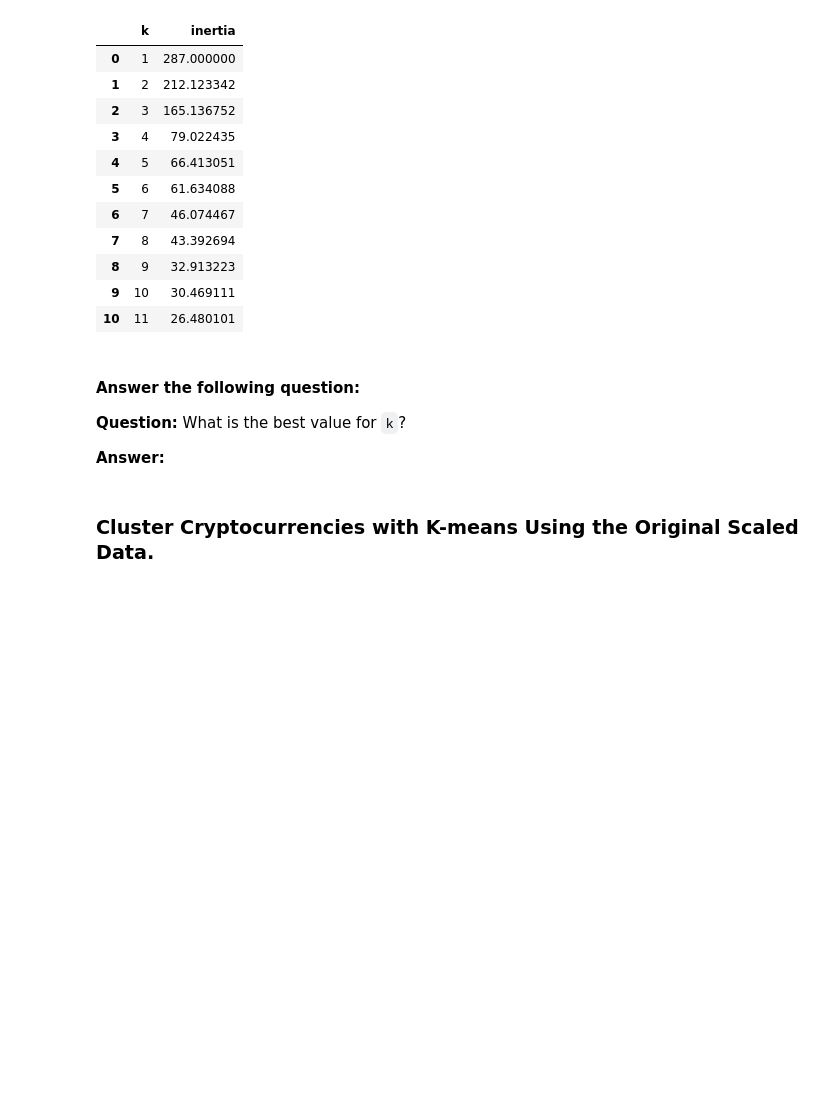
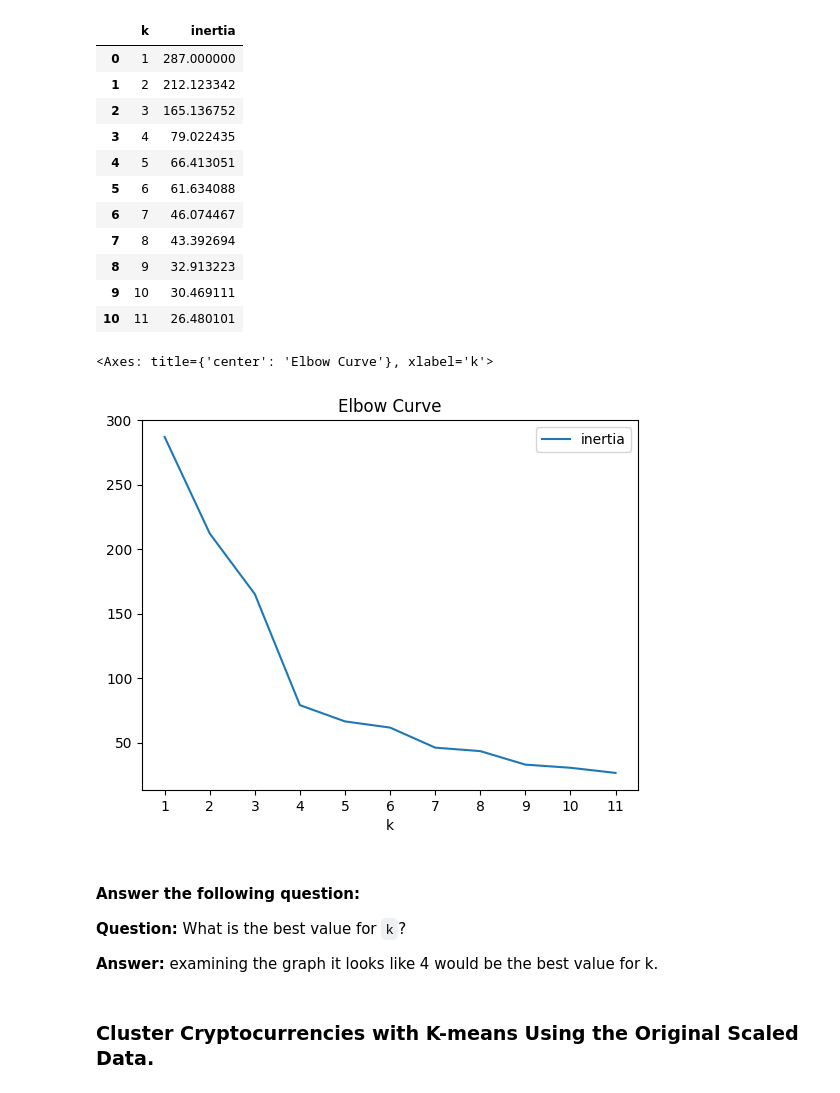
Before and after one commit to Dragon9804/CryptoClustering, a Jupyter notebook: Crypto_Clustering.ipynb, the cells around one changed output. Cells and saved outputs as stored; diff of their text form; code cells hidden in the pictures; blank space fills up the shorter version.

Commit message:
plotted Elbow Curve and answered question

```diff
--- a/Crypto_Clustering.ipynb
+++ b/Crypto_Clustering.ipynb
@@ -130,11 +130,15 @@ elbow_df
 # %%
 # Plot a line chart with all the inertia values computed with
 # the different values of k to visually identify the optimal value for k.
+elbow_df.plot.line(x='k', y='inertia', title='Elbow Curve', xticks=k)
+# %% [output]
+<Axes: title={'center': 'Elbow Curve'}, xlabel='k'>
+[figure, added]
 # %% [markdown]
 #### Answer the following question:
 **Question:** What is the best value for `k`?
 
-**Answer:**
+**Answer:**  examining the graph it looks like 4 would be the best value for k.
 # %% [markdown]
 ### Cluster Cryptocurrencies with K-means Using the Original Scaled Data.
 # %%
```
